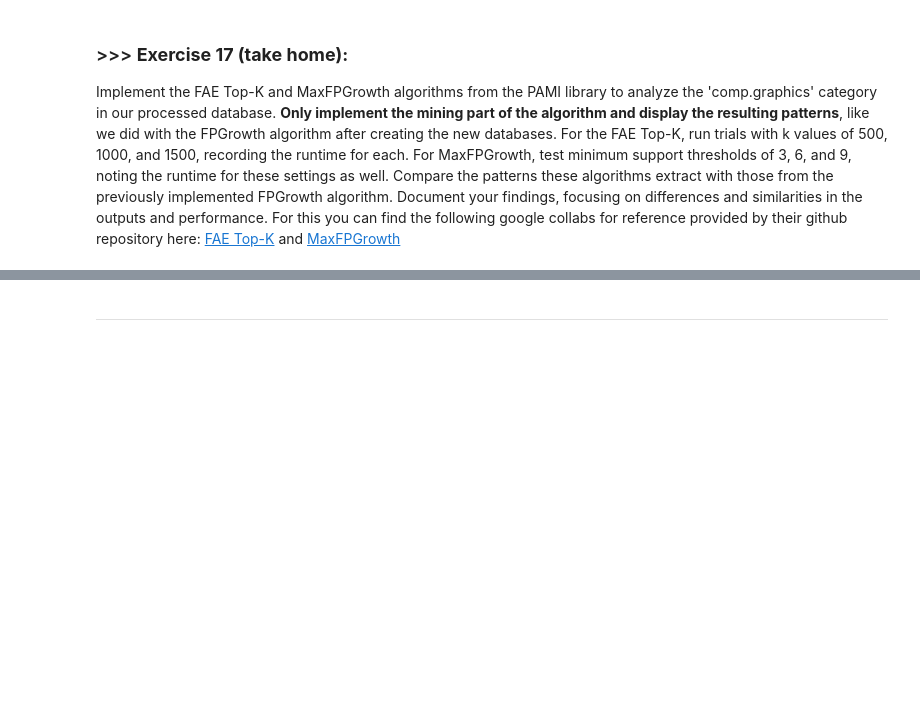
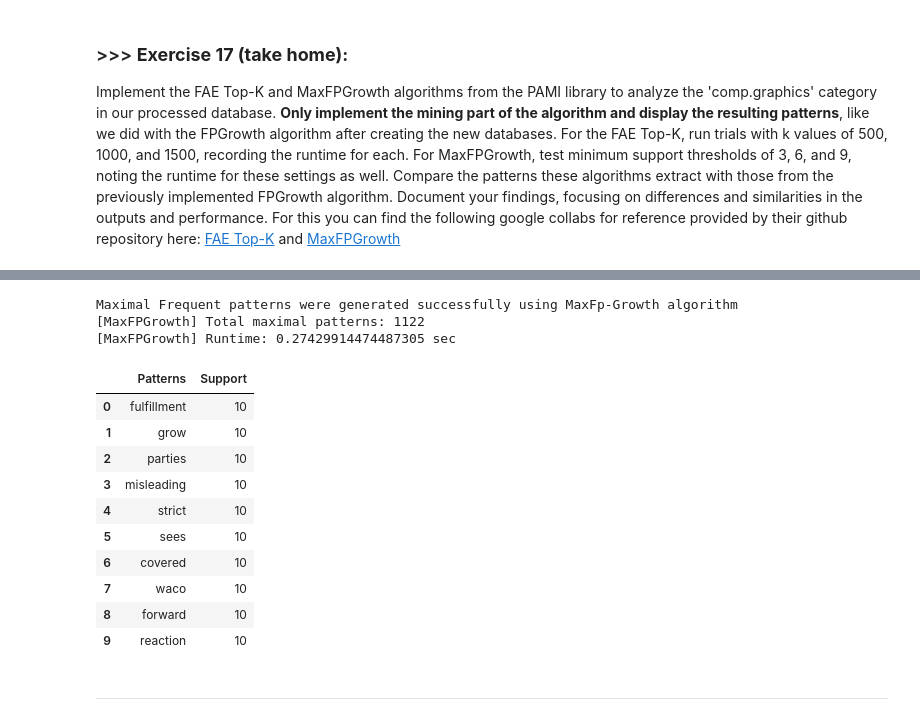
Before and after one commit to nguyentr0101/DM2025-Lab1-Exercise, a Jupyter notebook: DM2025-Lab1-Master.ipynb, the cells around one changed output, grey strips where cells are left out. Cells and saved outputs as stored; diff of their text form; code cells hidden in the pictures; blank space fills up the shorter version.

```diff
--- a/DM2025-Lab1-Master.ipynb
+++ b/DM2025-Lab1-Master.ipynb
@@ -2086,3 +2128,30 @@ Implement the FAE Top-K and MaxFPGrowth algorithms from the PAMI library to anal
+# %%
+# MaxFPGrowth
+# Return only *maximal* frequent patterns
+minSup = 10
+from PAMI.frequentPattern.maximal import MaxFPGrowth as max_alg
+maxfp = max_alg.MaxFPGrowth(iFile=iFile, minSup=minSup)
+maxfp.mine()
+max_df = maxfp.getPatternsAsDataFrame()
+print(f"[MaxFPGrowth] Total maximal patterns: {len(max_df)}")
+print(f"[MaxFPGrowth] Runtime: {maxfp.getRuntime()} sec")
+display(max_df.head(10))
+maxfp.save(f"maximal_patterns_{category}_minSup{minSup}.txt")
+# %% [output]
+Maximal Frequent patterns were generated successfully using MaxFp-Growth algorithm
+[MaxFPGrowth] Total maximal patterns: 1122
+[MaxFPGrowth] Runtime: 0.27429914474487305 sec
+|  | Patterns | Support |
+| 0 | fulfillment | 10 |
+| 1 | grow | 10 |
+| 2 | parties | 10 |
+| 3 | misleading | 10 |
+| 4 | strict | 10 |
+| 5 | sees | 10 |
+| 6 | covered | 10 |
+| 7 | waco | 10 |
+| 8 | forward | 10 |
+| 9 | reaction | 10 |
 # %% [markdown]
 ---
 # %% [markdown]
```
Also changed, not shown: parts of 19 cells of this notebook, 4 other files.
